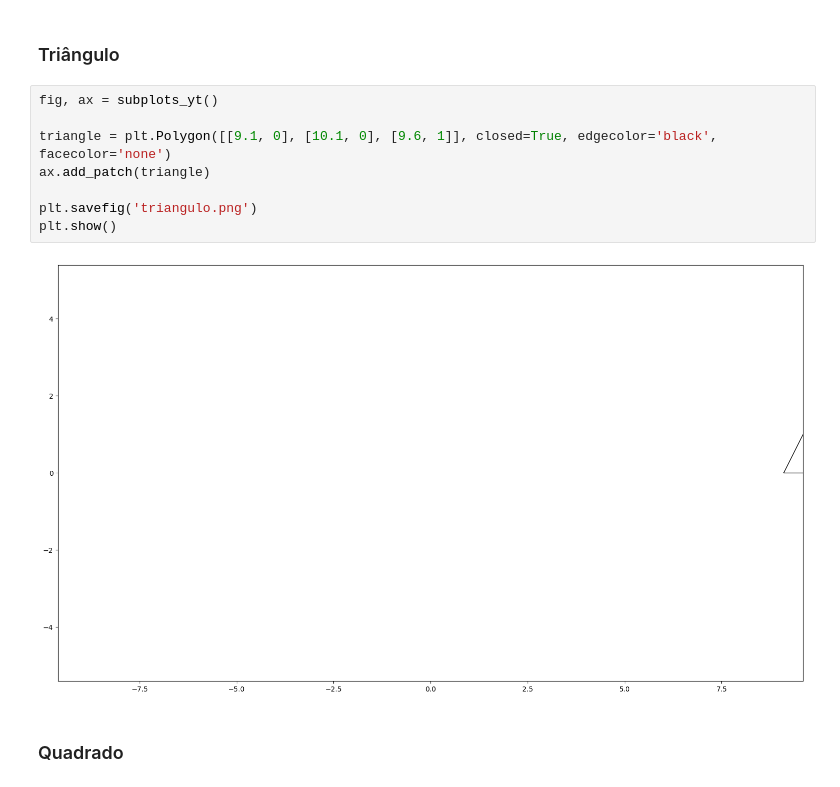
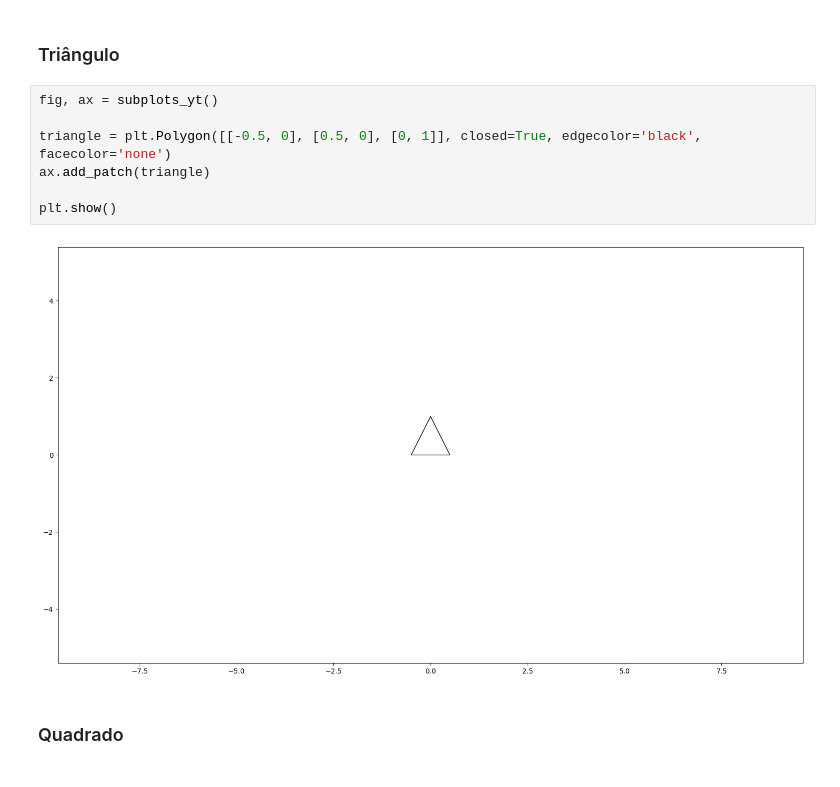
Before and after one commit to patrickpiresdev/euclides, a Jupyter notebook: bigbang.ipynb, the cells around one changed output. Saved outputs shown, nothing was run; the diff lists cells and outputs as text.

```diff
--- a/bigbang.ipynb
+++ b/bigbang.ipynb
@@ -27,13 +27,12 @@ def subplots_yt(show_grid=False, hide_axes=False, match_size=False):
 # %%
 fig, ax = subplots_yt()
 
-triangle = plt.Polygon([[9.1, 0], [10.1, 0], [9.6, 1]], closed=True, edgecolor='black', facecolor='none')
+triangle = plt.Polygon([[-0.5, 0], [0.5, 0], [0, 1]], closed=True, edgecolor='black', facecolor='none')
 ax.add_patch(triangle)
 
-plt.savefig('triangulo.png')
 plt.show()
 # %% [output]
-[figure, old version]
+[figure, new version]
 # %% [markdown]
 ### Quadrado
 # %%
```
Also changed, not shown: 1 other file.
